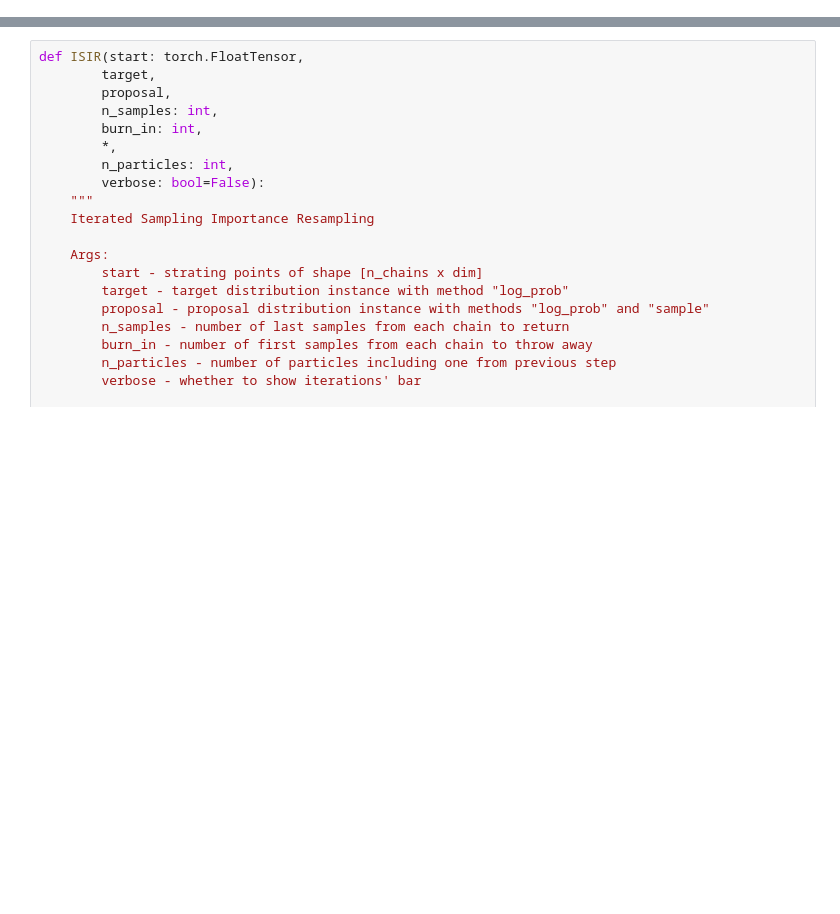
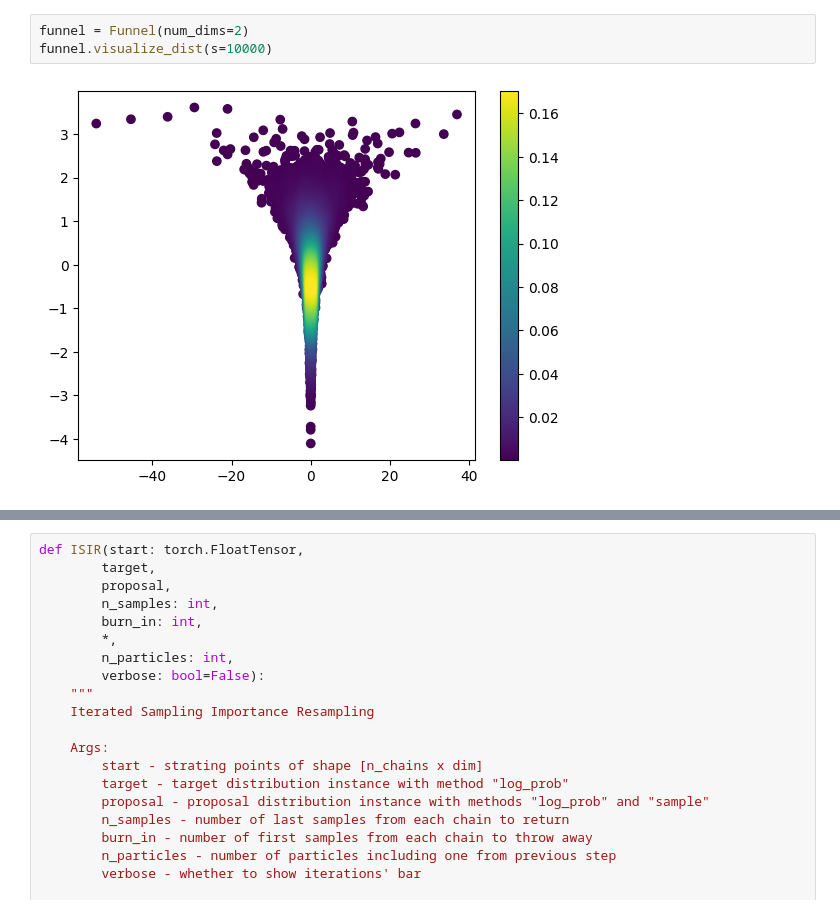
Before and after one commit to katyafilimoshina/tsc_msc_dl, a Jupyter notebook: MSC.ipynb, the cells around one changed output, grey strips where cells are left out. Cells and saved outputs as stored; diff of their text form; blank space fills up the shorter version.

```diff
--- a/MSC.ipynb
+++ b/MSC.ipynb
@@ -35,0 +127,5 @@ import matplotlib.pyplot as plt
+# %%
+funnel = Funnel(num_dims=2)
+funnel.visualize_dist(s=10000)
+# %% [output]
+[figure, added]
```
Also changed, not shown: parts of 35 cells of this notebook.
